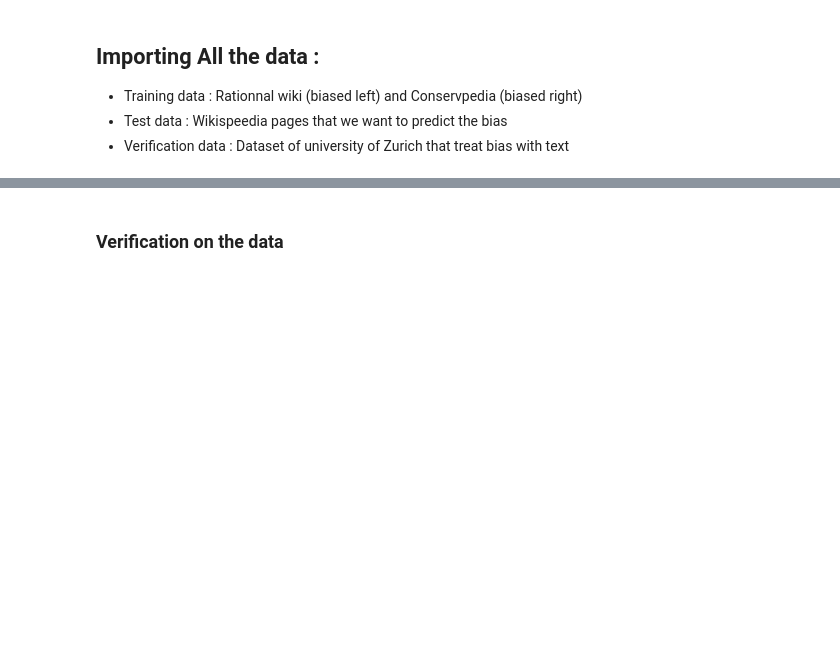
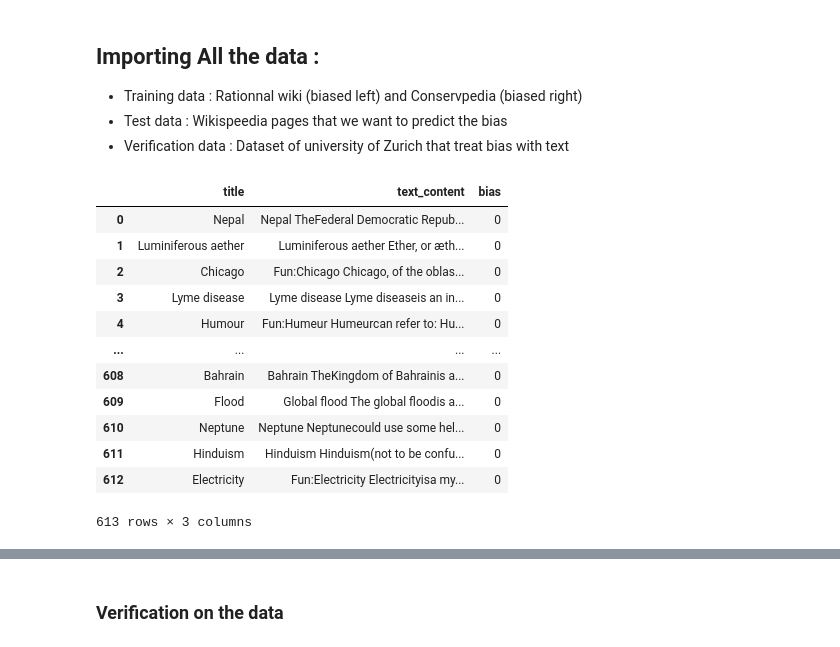
Before and after one commit to epfl-ada/ada-2023-project-miaoumiaou, a Jupyter notebook: NLP compare text.ipynb, the cells around one changed output, grey strips where cells are left out. Saved outputs shown, nothing was run; the diff lists cells and outputs as text; code cells hidden in the pictures; blank space fills up the shorter version.

```diff
--- a/NLP compare text.ipynb
+++ b/NLP compare text.ipynb
@@ -49,6 +49,25 @@ nltk.data.path.append(os.path.abspath("./data_model/"))
 - Training data : Rationnal wiki (biased left) and Conservpedia (biased right)
 - Test data : Wikispeedia pages that we want to predict the bias
 - Verification data : Dataset of university of Zurich that treat bias with text
+# %%
+train_data=pd.read_csv("./rationalwiki_articles.csv")
+train_data["text_content"]=train_data["text_content"].replace({r"\r\n" : " ", "\n": " "},regex=True)
+train_data["bias"]=0
+train_data
+# %% [output]
+|  | title | text_content | bias |
+| 0 | Nepal | Nepal TheFederal Democratic Repub... | 0 |
+| 1 | Luminiferous aether | Luminiferous aether Ether, or æth... | 0 |
+| 2 | Chicago | Fun:Chicago Chicago, of the oblas... | 0 |
+| 3 | Lyme disease | Lyme disease Lyme diseaseis an in... | 0 |
+| 4 | Humour | Fun:Humeur Humeurcan refer to: Hu... | 0 |
+| ... | ... | ... | ... |
+| 608 | Bahrain | Bahrain TheKingdom of Bahrainis a... | 0 |
+| 609 | Flood | Global flood The global floodis a... | 0 |
+| 610 | Neptune | Neptune Neptunecould use some hel... | 0 |
+| 611 | Hinduism | Hinduism Hinduism(not to be confu... | 0 |
+| 612 | Electricity | Fun:Electricity Electricityisa my... | 0 |
+613 rows × 3 columns
 # %%
 #Training data
 #train_data=
```
Also changed, not shown: parts of 5 cells of this notebook, 4 other files.
